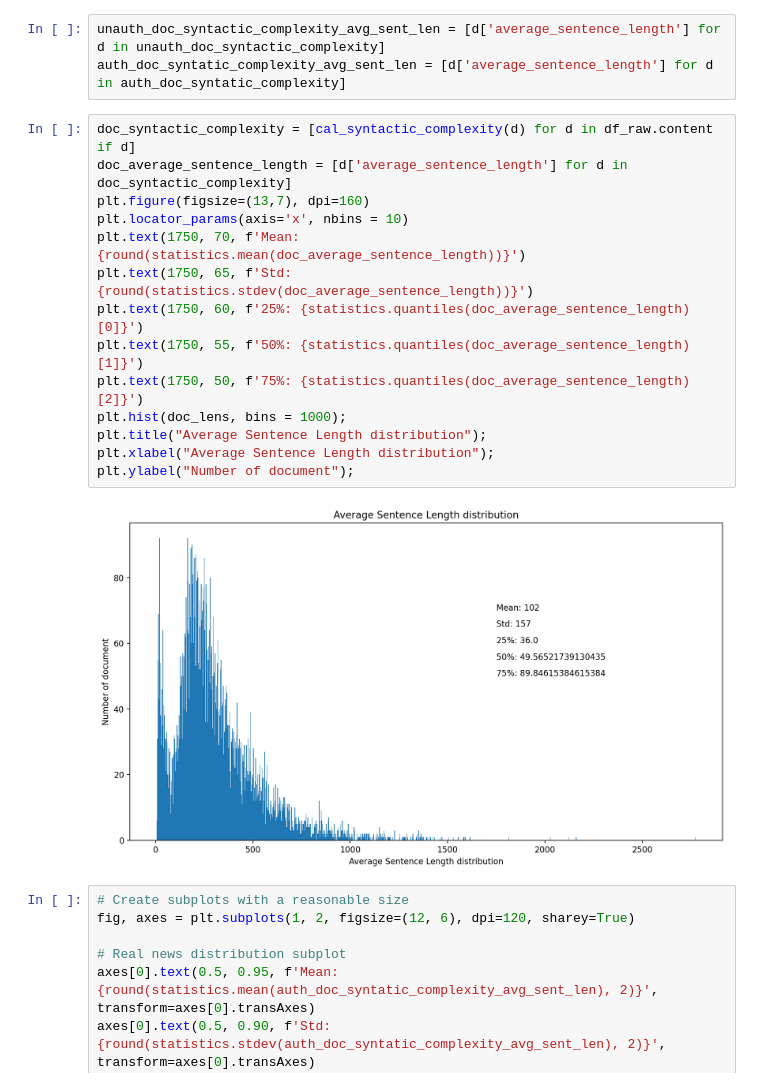
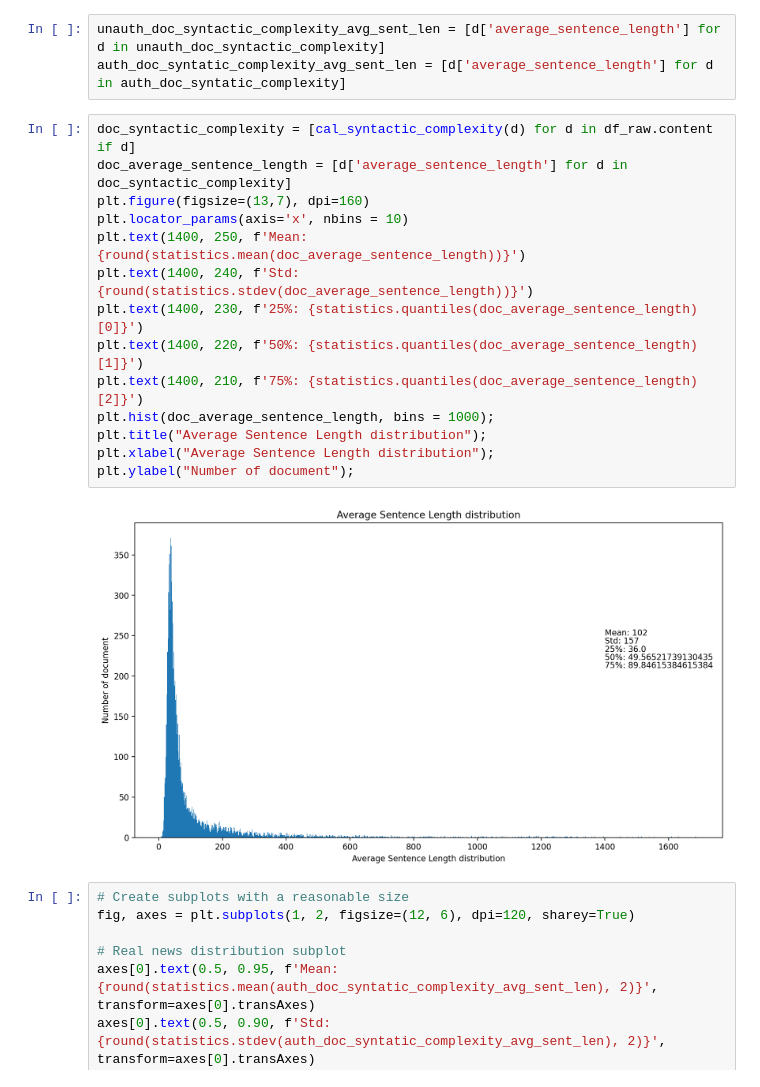
Before and after one commit to DreamyWanderer/Final_Lab, a Jupyter notebook: Source/Visualize/EDA.ipynb, the cells around one changed output. Saved outputs shown, nothing was run; the diff lists cells and outputs as text.

```diff
--- a/Source/Visualize/EDA.ipynb
+++ b/Source/Visualize/EDA.ipynb
@@ -222,19 +222,19 @@ auth_doc_syntatic_complexity_avg_sent_len = [d['average_sentence_length'] for d
 # %%
 doc_syntactic_complexity = [cal_syntactic_complexity(d) for d in df_raw.content if d]
 doc_average_sentence_length = [d['average_sentence_length'] for d in doc_syntactic_complexity]
 plt.figure(figsize=(13,7), dpi=160)
 plt.locator_params(axis='x', nbins = 10)
-plt.text(1750, 70, f'Mean: {round(statistics.mean(doc_average_sentence_length))}')
-plt.text(1750, 65, f'Std: {round(statistics.stdev(doc_average_sentence_length))}')
-plt.text(1750, 60, f'25%: {statistics.quantiles(doc_average_sentence_length)[0]}')
-plt.text(1750, 55, f'50%: {statistics.quantiles(doc_average_sentence_length)[1]}')
-plt.text(1750, 50, f'75%: {statistics.quantiles(doc_average_sentence_length)[2]}')
-plt.hist(doc_lens, bins = 1000);
+plt.text(1400, 250, f'Mean: {round(statistics.mean(doc_average_sentence_length))}')
+plt.text(1400, 240, f'Std: {round(statistics.stdev(doc_average_sentence_length))}')
+plt.text(1400, 230, f'25%: {statistics.quantiles(doc_average_sentence_length)[0]}')
+plt.text(1400, 220, f'50%: {statistics.quantiles(doc_average_sentence_length)[1]}')
+plt.text(1400, 210, f'75%: {statistics.quantiles(doc_average_sentence_length)[2]}')
+plt.hist(doc_average_sentence_length, bins = 1000);
 plt.title("Average Sentence Length distribution");
 plt.xlabel("Average Sentence Length distribution");
 plt.ylabel("Number of document");
 # %% [output]
-[figure, old version]
+[figure, new version]
 # %%
 # Create subplots with a reasonable size
 fig, axes = plt.subplots(1, 2, figsize=(12, 6), dpi=120, sharey=True)
```
Also changed, not shown: parts of 6 cells of this notebook.
